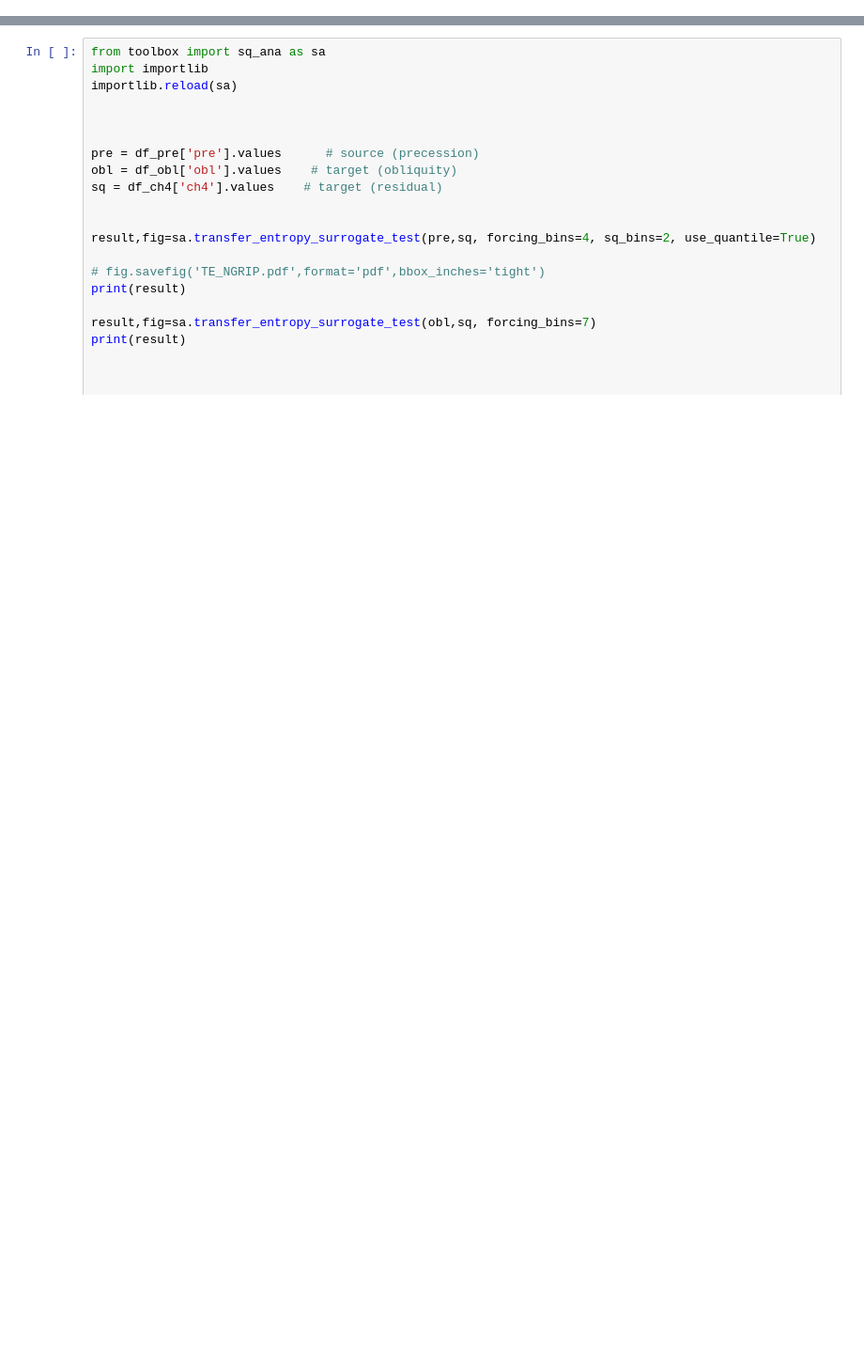
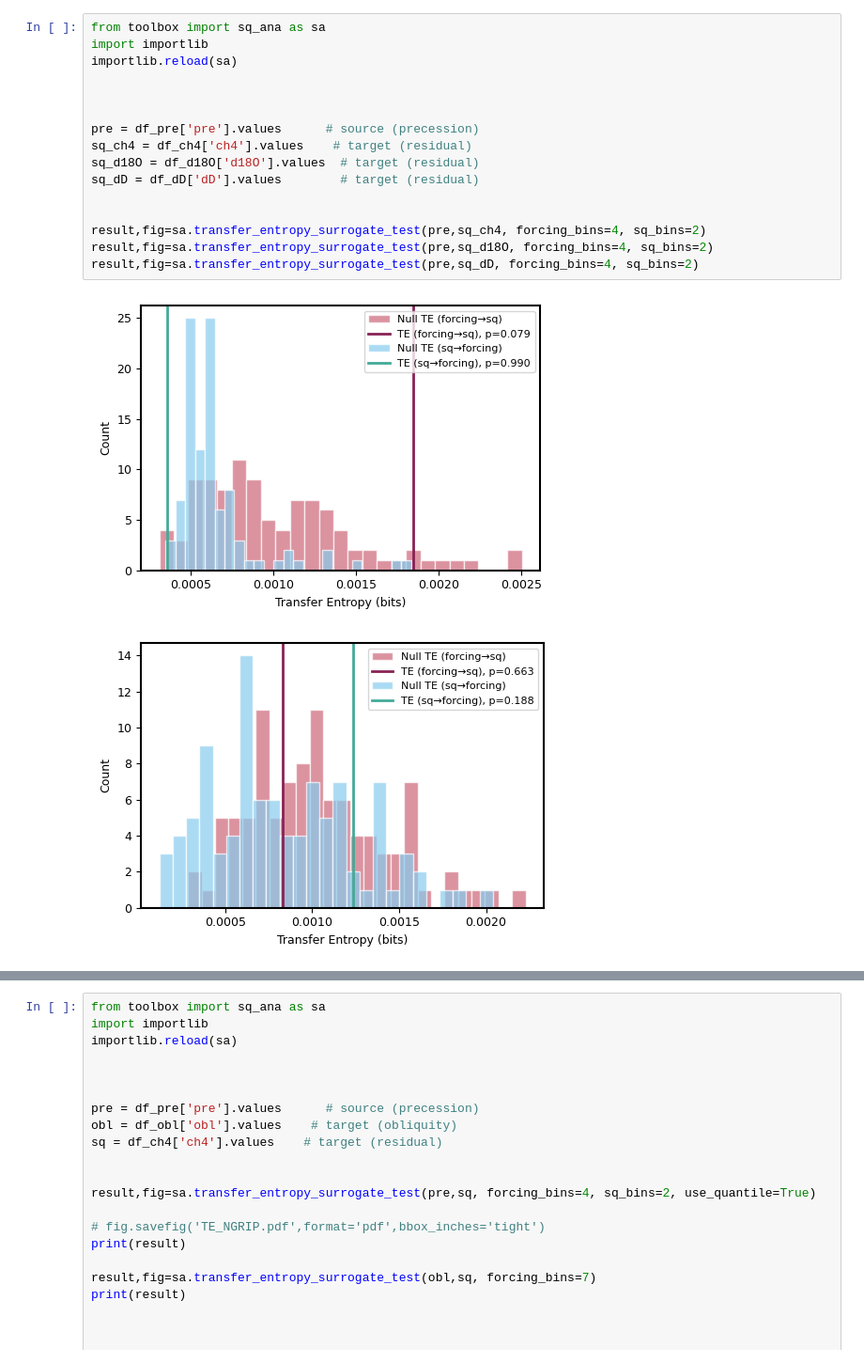
Before and after one commit to Peisong-Zheng/bipolar_seesaw_CCM, a Jupyter notebook: sq_using_MCV_fromT2020.ipynb, the cells around one changed output, grey strips where cells are left out. Shown at 94% size. Saved outputs shown, nothing was run; the diff lists cells and outputs as text; blank space fills up the shorter version.

```diff
--- a/sq_using_MCV_fromT2020.ipynb
+++ b/sq_using_MCV_fromT2020.ipynb
@@ -90,0 +91,19 @@ plt.tight_layout()
+# %%
+from toolbox import sq_ana as sa
+import importlib
+importlib.reload(sa)
+
+
+
+pre = df_pre['pre'].values      # source (precession)
+sq_ch4 = df_ch4['ch4'].values    # target (residual)
+sq_d18O = df_d18O['d18O'].values  # target (residual)
+sq_dD = df_dD['dD'].values        # target (residual)
+
+
+result,fig=sa.transfer_entropy_surrogate_test(pre,sq_ch4, forcing_bins=4, sq_bins=2)
+result,fig=sa.transfer_entropy_surrogate_test(pre,sq_d18O, forcing_bins=4, sq_bins=2)
+result,fig=sa.transfer_entropy_surrogate_test(pre,sq_dD, forcing_bins=4, sq_bins=2)
+# %% [output]
+[figure, added]
+[figure, added]
```
Also changed, not shown: parts of 2 cells of this notebook, 9 other files.
